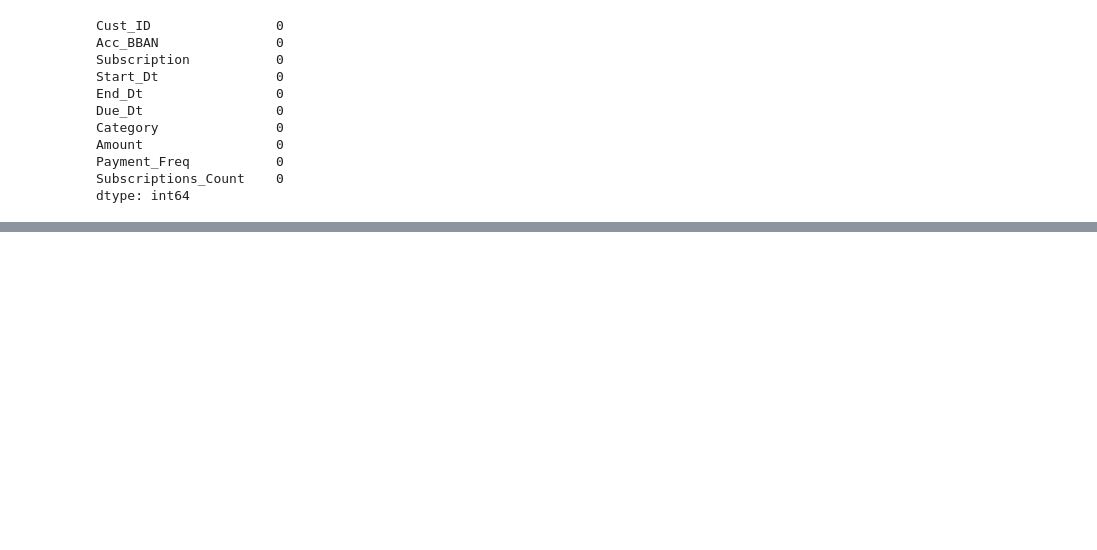
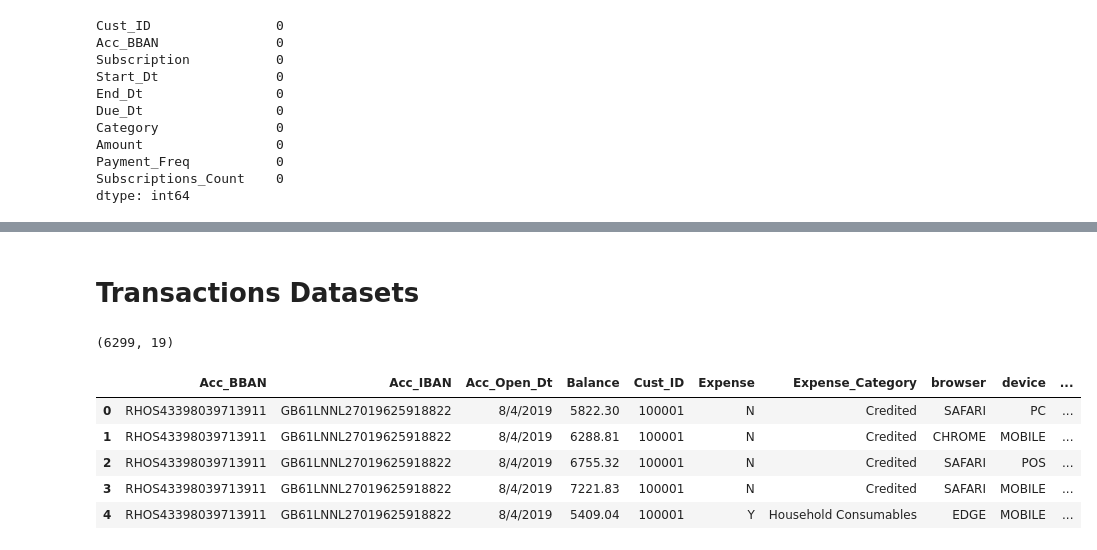
Before and after one commit to mhs10031990/BFS_HYPER_PERSNL_Repo, a Jupyter notebook: Setup_data.ipynb, the cells around one changed output, grey strips where cells are left out. Saved outputs shown, nothing was run; the diff lists cells and outputs as text; code cells hidden in the pictures; blank space fills up the shorter version.

```diff
--- a/Setup_data.ipynb
+++ b/Setup_data.ipynb
@@ -442,0 +495,15 @@ df_snowflake.write.mode("overwrite").save_as_table("BFS_HYPER_PERSNL_DB.BFS_HYPE
+# %% [markdown]
+# Transactions Datasets
+# %%
+tr.shape
+# %% [output]
+(6299, 19)
+# %%
+tr.head()
+# %% [output]
+|  | Acc_BBAN | Acc_IBAN | Acc_Open_Dt | Balance | Cust_ID | Expense | Expense_Category | browser | device | ... |
+| 0 | RHOS43398039713911 | GB61LNNL27019625918822 | 8/4/2019 | 5822.30 | 100001 | N | Credited | SAFARI | PC | ... |
+| 1 | RHOS43398039713911 | GB61LNNL27019625918822 | 8/4/2019 | 6288.81 | 100001 | N | Credited | CHROME | MOBILE | ... |
+| 2 | RHOS43398039713911 | GB61LNNL27019625918822 | 8/4/2019 | 6755.32 | 100001 | N | Credited | SAFARI | POS | ... |
+| 3 | RHOS43398039713911 | GB61LNNL27019625918822 | 8/4/2019 | 7221.83 | 100001 | N | Credited | SAFARI | MOBILE | ... |
+| 4 | RHOS43398039713911 | GB61LNNL27019625918822 | 8/4/2019 | 5409.04 | 100001 | Y | Household Consumables | EDGE | MOBILE | ... |
```
Also changed, not shown: parts of 10 cells of this notebook.
